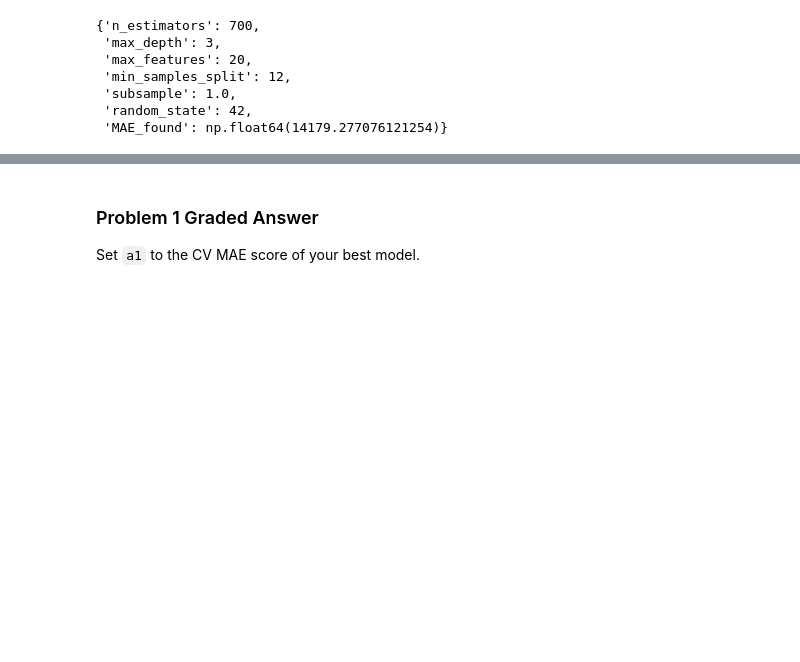
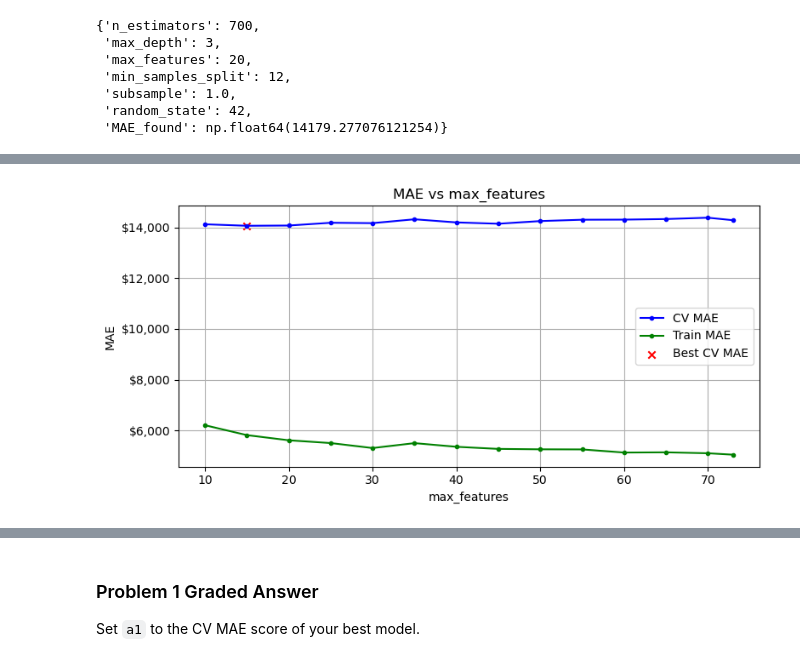
Before and after one commit to keshleem/dx603-homework7, a Jupyter notebook: Homework_07.ipynb, the cells around one changed output, grey strips where cells are left out. Saved outputs shown, nothing was run; the diff lists cells and outputs as text; code cells hidden in the pictures; blank space fills up the shorter version.

```diff
--- a/Homework_07.ipynb
+++ b/Homework_07.ipynb
@@ -694,0 +708,19 @@ Execution Time: 00:01:01
+# %%
+max_features_gran = list(range(10, n_features + 1, 2))
+if n_features not in max_features_gran:
+  max_features_gran.append(n_features)
+max_features_gran.sort()
+
+Params_GB = sweep_parameter(
+  model=GradientBoostingRegressor,
+  Parameters=Params_GB,
+  param='max_features',
+  parameter_list=max_features_range,
+  X_train=X_train,
+  y_train=y_train,
+  verbose=True,
+  n_repeats=3,
+  n_jobs=1
+)
+# %% [output]
+[figure, added]
```
Also changed, not shown: parts of 22 cells of this notebook.
